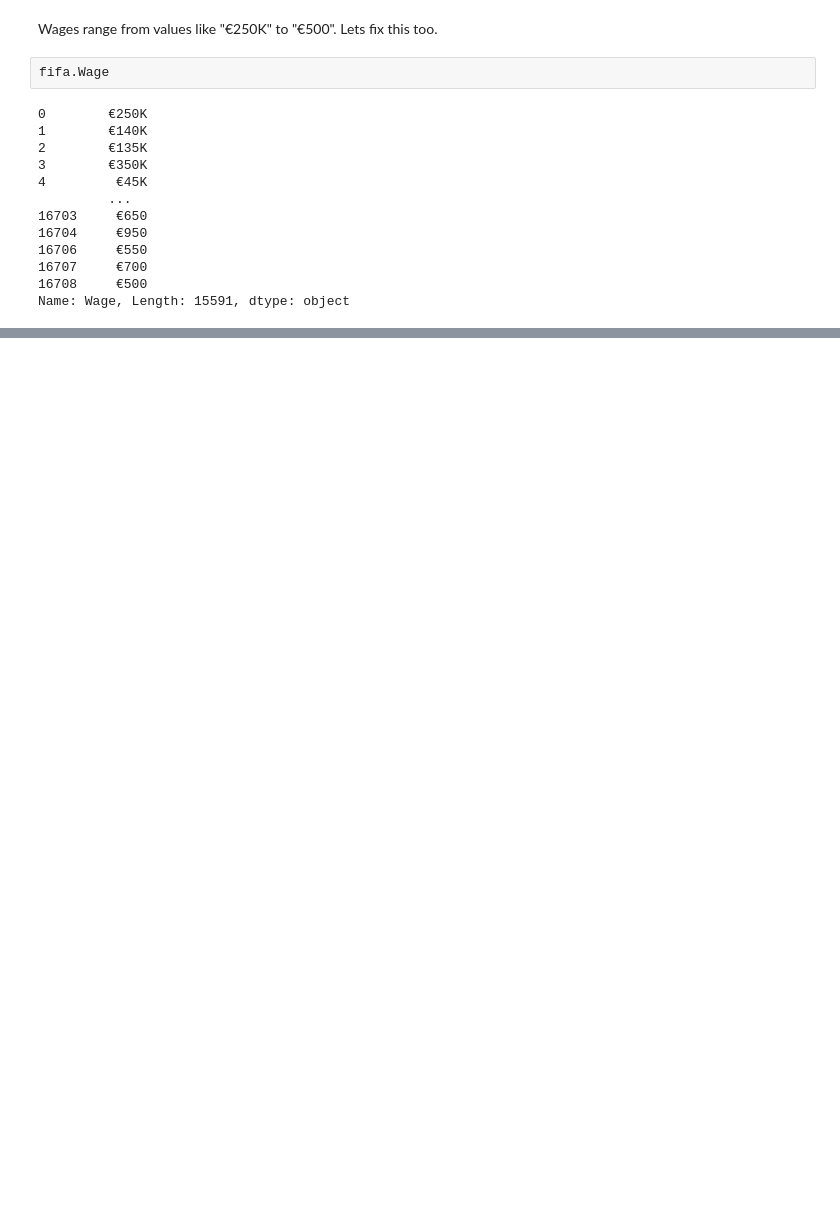
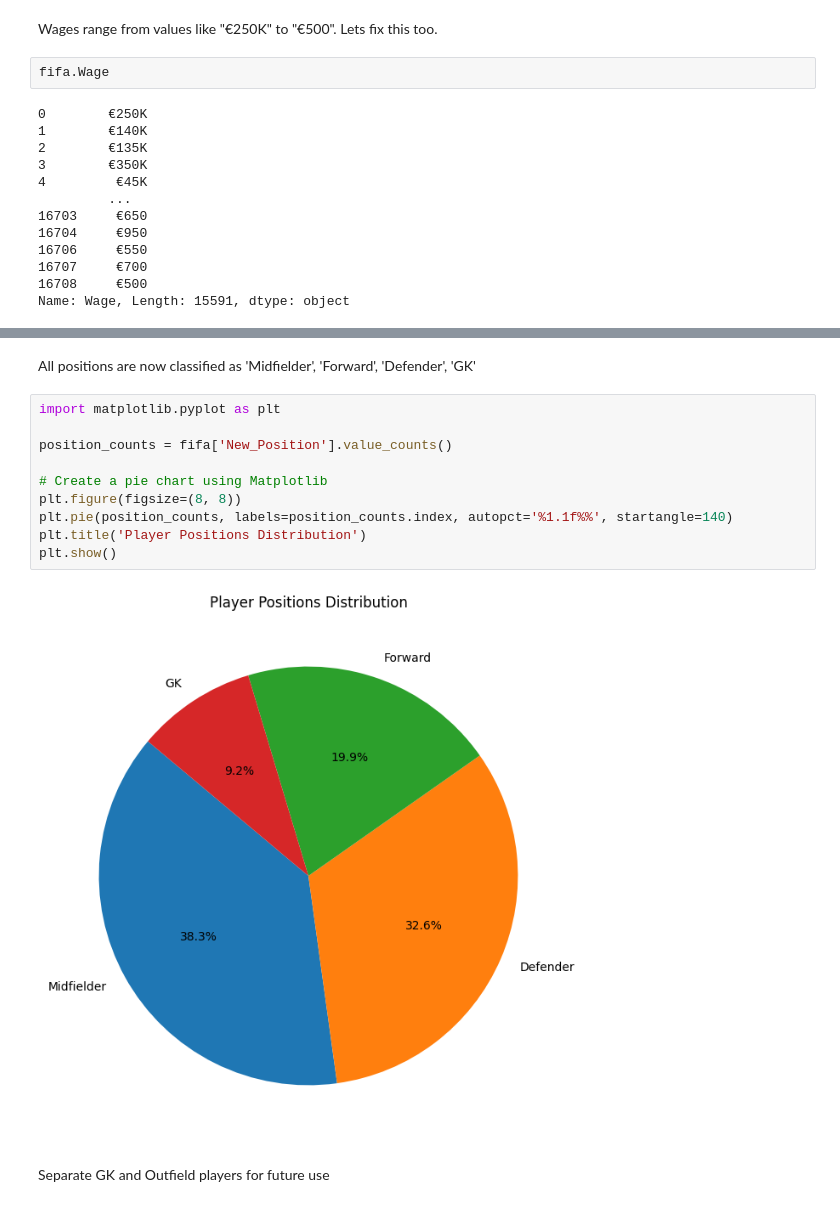
Before and after one commit to suhaib99/FIFA-Insights, a Jupyter notebook: EDA.ipynb, the cells around one changed output, grey strips where cells are left out. Cells and saved outputs as stored; diff of their text form; blank space fills up the shorter version.

```diff
--- a/EDA.ipynb
+++ b/EDA.ipynb
@@ -186,0 +317,16 @@ Name: Wage, Length: 15591, dtype: float64
+# %% [markdown]
+All positions are now classified as 'Midfielder', 'Forward', 'Defender', 'GK'
+# %%
+import matplotlib.pyplot as plt
+
+position_counts = fifa['New_Position'].value_counts()
+
+# Create a pie chart using Matplotlib
+plt.figure(figsize=(8, 8))
+plt.pie(position_counts, labels=position_counts.index, autopct='%1.1f%%', startangle=140)
+plt.title('Player Positions Distribution')
+plt.show()
+# %% [output]
+[figure, added]
+# %% [markdown]
+Separate GK and Outfield players for future use
```
Also changed, not shown: parts of 18 cells of this notebook.
